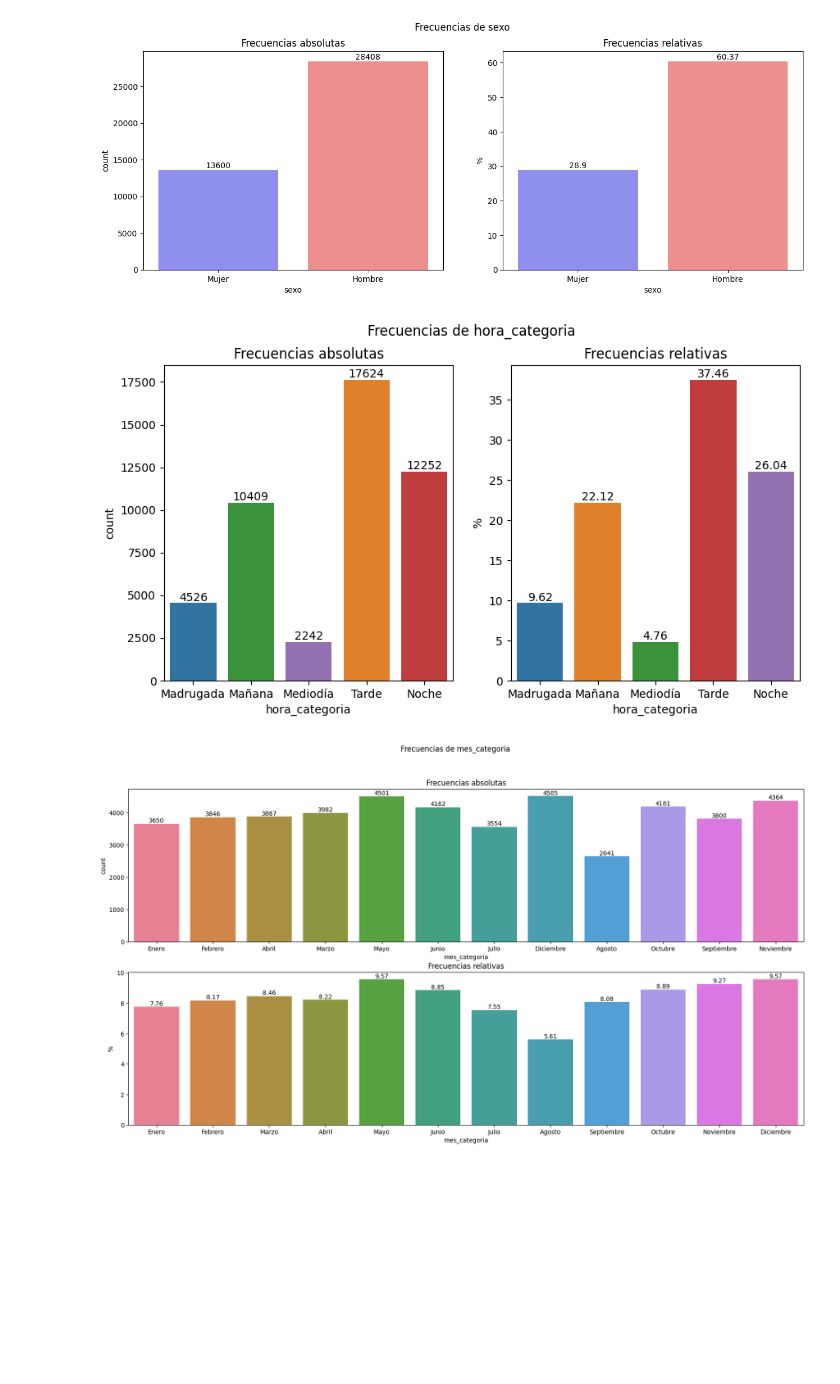
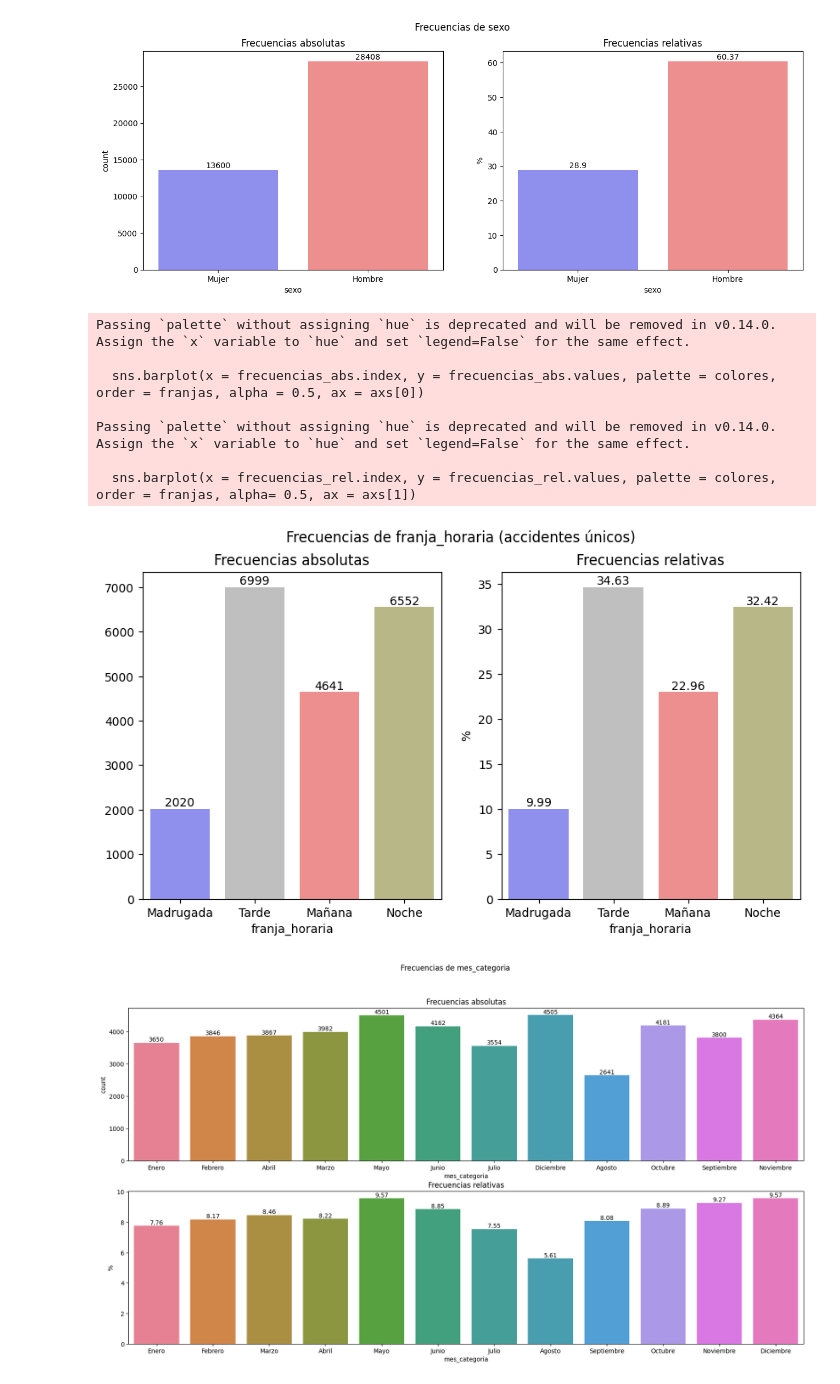
Before and after one commit to Cesar-CSP/EDA-ACCIDENTALIDAD_MADRID, a Jupyter notebook: Project_Break_I_EDA/Accidentes_2022.ipynb, the cells around one changed output. Drawn from its saved outputs; the diff is of its cells as text; code cells hidden in the pictures; blank space fills up the shorter version.

```diff
--- a/Project_Break_I_EDA/Accidentes_2022.ipynb
+++ b/Project_Break_I_EDA/Accidentes_2022.ipynb
@@ -539,55 +579,38 @@ Passing `palette` without assigning `hue` is deprecated and will be removed in v
 
   sns.barplot(x = valores.index, y = valores.values, palette = colores, order = valores.index, alpha= 0.5, ax = axs[1])
 [figure]
-# %%
-df_2022["hora_categoria"] = ""
-
-df_2022.loc[
-    (df_2022["fecha_hora"].dt.hour >= 0) & (df_2022["fecha_hora"].dt.hour < 6),
-    "hora_categoria"
-] = "Madrugada"
-
-df_2022.loc[
-    (df_2022["fecha_hora"].dt.hour >= 6) & (df_2022["fecha_hora"].dt.hour < 12),
-    "hora_categoria"
-] = "Mañana"
-
-df_2022.loc[
-    df_2022["fecha_hora"].dt.hour == 12,
-    "hora_categoria"
-] = "Mediodía"
-
-df_2022.loc[
-    (df_2022["fecha_hora"].dt.hour >= 13) & (df_2022["fecha_hora"].dt.hour < 19),
-    "hora_categoria"
-] = "Tarde"
-
-df_2022.loc[
-    df_2022["fecha_hora"].dt.hour >= 19,
-    "hora_categoria"
-] = "Noche"
 # %%
 fig, axs = plt.subplots(nrows = 1, ncols = 2, figsize = (10, 5))
-fig.suptitle("Frecuencias de hora_categoria")
-franjas = ["Madrugada", "Mañana", "Mediodía", "Tarde", "Noche"]
+fig.suptitle("Frecuencias de franja_horaria (accidentes únicos)")
+
+franjas = df_2022["franja_horaria"].unique()
+frecuencias_abs = df_2022.groupby("franja_horaria")["num_expediente"].nunique().sort_values(ascending=False)
+colores = ["blue","gray","red","olive"]
 
 # Frecuencias absolutas
-sns.countplot(x = "hora_categoria", data = df_2022, ax = axs[0], hue = "hora_categoria", order = franjas)
+sns.barplot(x = frecuencias_abs.index, y = frecuencias_abs.values, palette = colores, order = franjas, alpha = 0.5, ax = axs[0])
 axs[0].set_title("Frecuencias absolutas")
 for container in axs[0].containers:
     axs[0].bar_label(container)
 
 # Frecuencias relativas
-valores = (df_2022.hora_categoria.value_counts(normalize = True) * 100).round(2).reindex(franjas)
-sns.barplot(x = valores.index, y = valores.values, hue = valores.index, ax = axs[1])
+frecuencias_rel = (frecuencias_abs / frecuencias_abs.sum() * 100).round(2)
+sns.barplot(x = frecuencias_rel.index, y = frecuencias_rel.values, palette = colores, order = franjas, alpha= 0.5, ax = axs[1])
 axs[1].set_title("Frecuencias relativas")
 axs[1].set_ylabel("%")
 for container in axs[1].containers:
     axs[1].bar_label(container)
 
 plt.show()
 # %% [output]
+Passing `palette` without assigning `hue` is deprecated and will be removed in v0.14.0. Assign the `x` variable to `hue` and set `legend=False` for the same effect.
+
+  sns.barplot(x = frecuencias_abs.index, y = frecuencias_abs.values, palette = colores, order = franjas, alpha = 0.5, ax = axs[0])
+
+Passing `palette` without assigning `hue` is deprecated and will be removed in v0.14.0. Assign the `x` variable to `hue` and set `legend=False` for the same effect.
+
+  sns.barplot(x = frecuencias_rel.index, y = frecuencias_rel.values, palette = colores, order = franjas, alpha= 0.5, ax = axs[1])
-[figure, old version]
+[figure, new version]
 # %%
 df_2022["mes_categoria"] = ""
 meses = ["Enero", "Febrero", "Marzo", "Abril", "Mayo", "Junio", "Julio", "Agosto", "Septiembre", "Octubre", "Noviembre", "Diciembre"]
```
Also changed, not shown: parts of 12 cells of this notebook.
